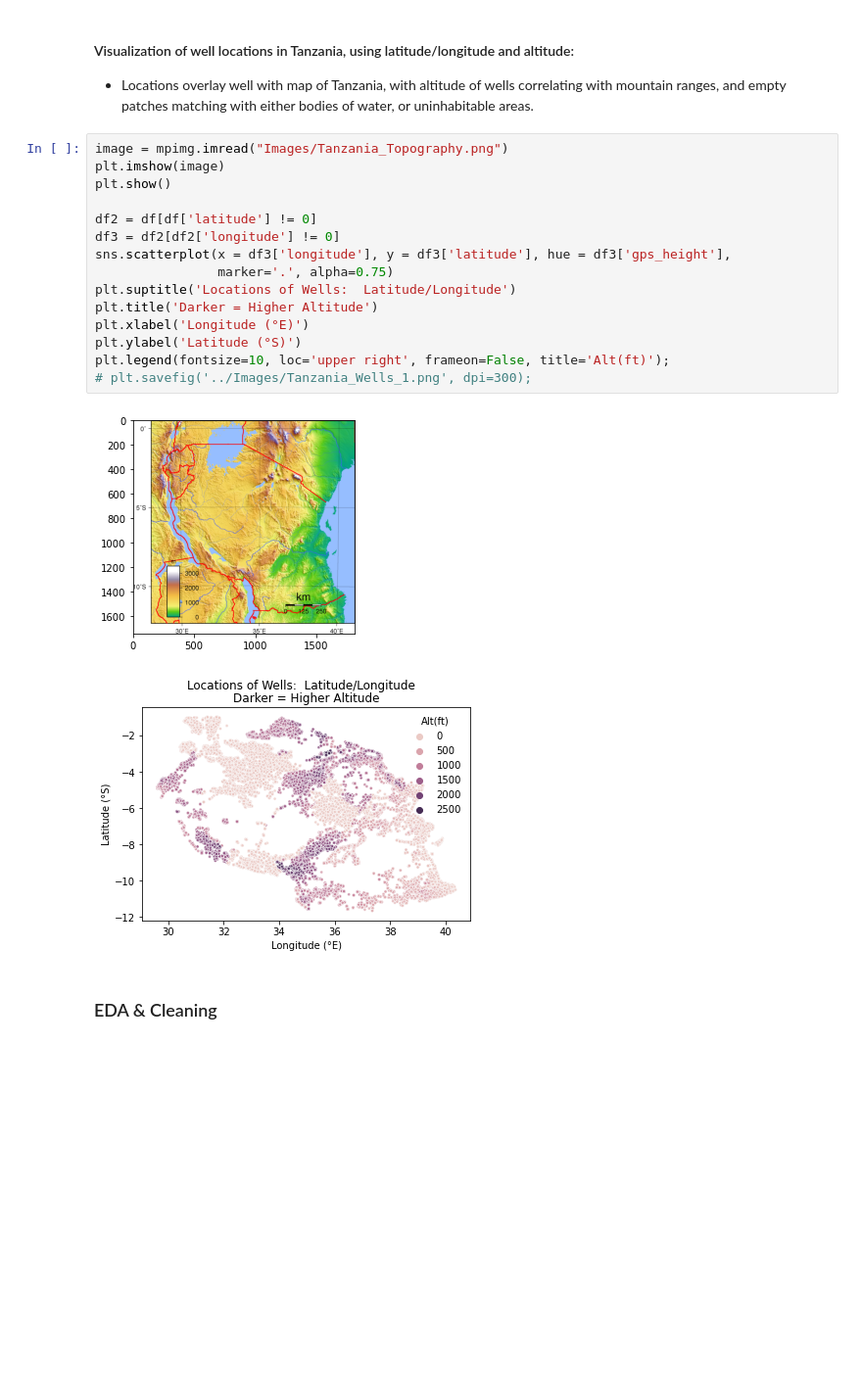
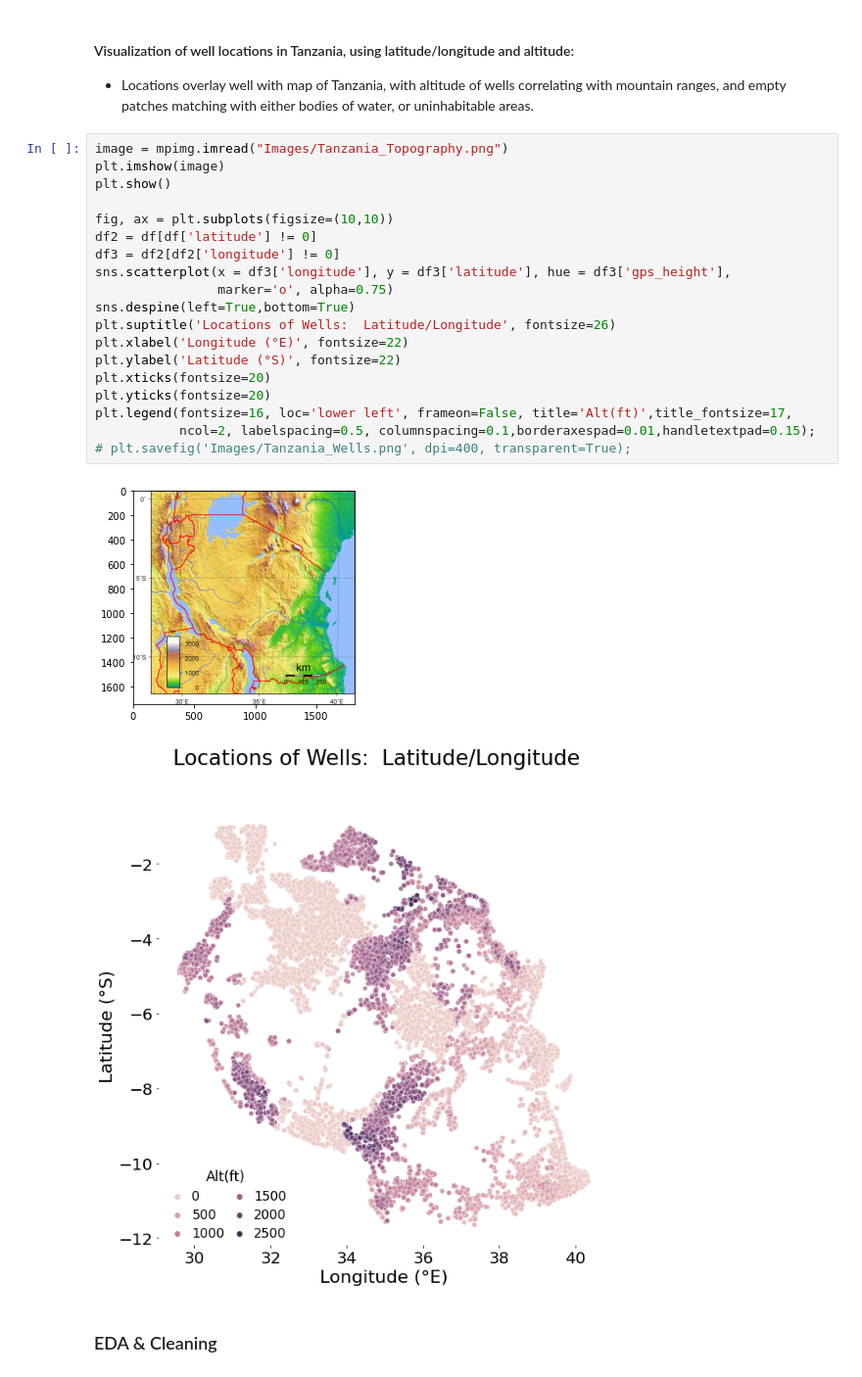
Before and after one commit to kelsklane/Modeling-Water-Wells-in-Tanzania, a Jupyter notebook: Phase 3 Group Project Tanzanian Wells.ipynb, the cells around one changed output. Shown at 98% size. Drawn from its saved outputs; the diff is of its cells as text; blank space fills up the shorter version.

Commit message:
Presentation Images and mild JN updates

```diff
--- a/Phase 3 Group Project Tanzanian Wells.ipynb
+++ b/Phase 3 Group Project Tanzanian Wells.ipynb
@@ -87,21 +87,25 @@ Feature Creation:
 # %%
 image = mpimg.imread("Images/Tanzania_Topography.png")
 plt.imshow(image)
 plt.show()
 
+fig, ax = plt.subplots(figsize=(10,10))
 df2 = df[df['latitude'] != 0]
 df3 = df2[df2['longitude'] != 0]
 sns.scatterplot(x = df3['longitude'], y = df3['latitude'], hue = df3['gps_height'],
-                marker='.', alpha=0.75)
-plt.suptitle('Locations of Wells:  Latitude/Longitude')
-plt.title('Darker = Higher Altitude')
-plt.xlabel('Longitude (°E)')
-plt.ylabel('Latitude (°S)')
-plt.legend(fontsize=10, loc='upper right', frameon=False, title='Alt(ft)');
-# plt.savefig('../Images/Tanzania_Wells_1.png', dpi=300);
+                marker='o', alpha=0.75)
+sns.despine(left=True,bottom=True)
+plt.suptitle('Locations of Wells:  Latitude/Longitude', fontsize=26)
+plt.xlabel('Longitude (°E)', fontsize=22)
+plt.ylabel('Latitude (°S)', fontsize=22)
+plt.xticks(fontsize=20)
+plt.yticks(fontsize=20)
+plt.legend(fontsize=16, loc='lower left', frameon=False, title='Alt(ft)',title_fontsize=17,
+           ncol=2, labelspacing=0.5, columnspacing=0.1,borderaxespad=0.01,handletextpad=0.15);
+# plt.savefig('Images/Tanzania_Wells.png', dpi=400, transparent=True);
 # %% [output]
 [figure]
-[figure, old version]
+[figure, new version]
 # %% [markdown]
 ### EDA & Cleaning
 # %%
```
Also changed, not shown: 15 other files.
